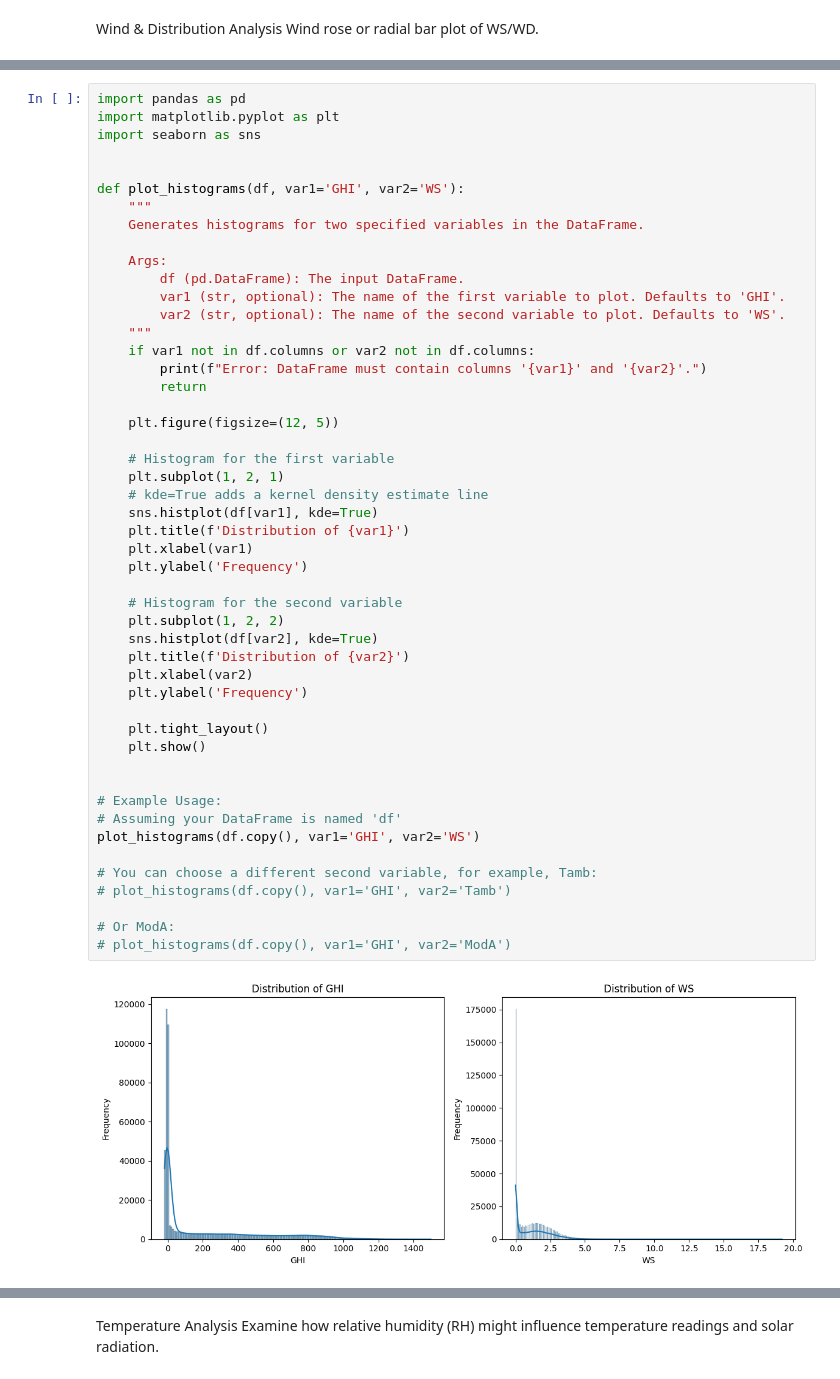
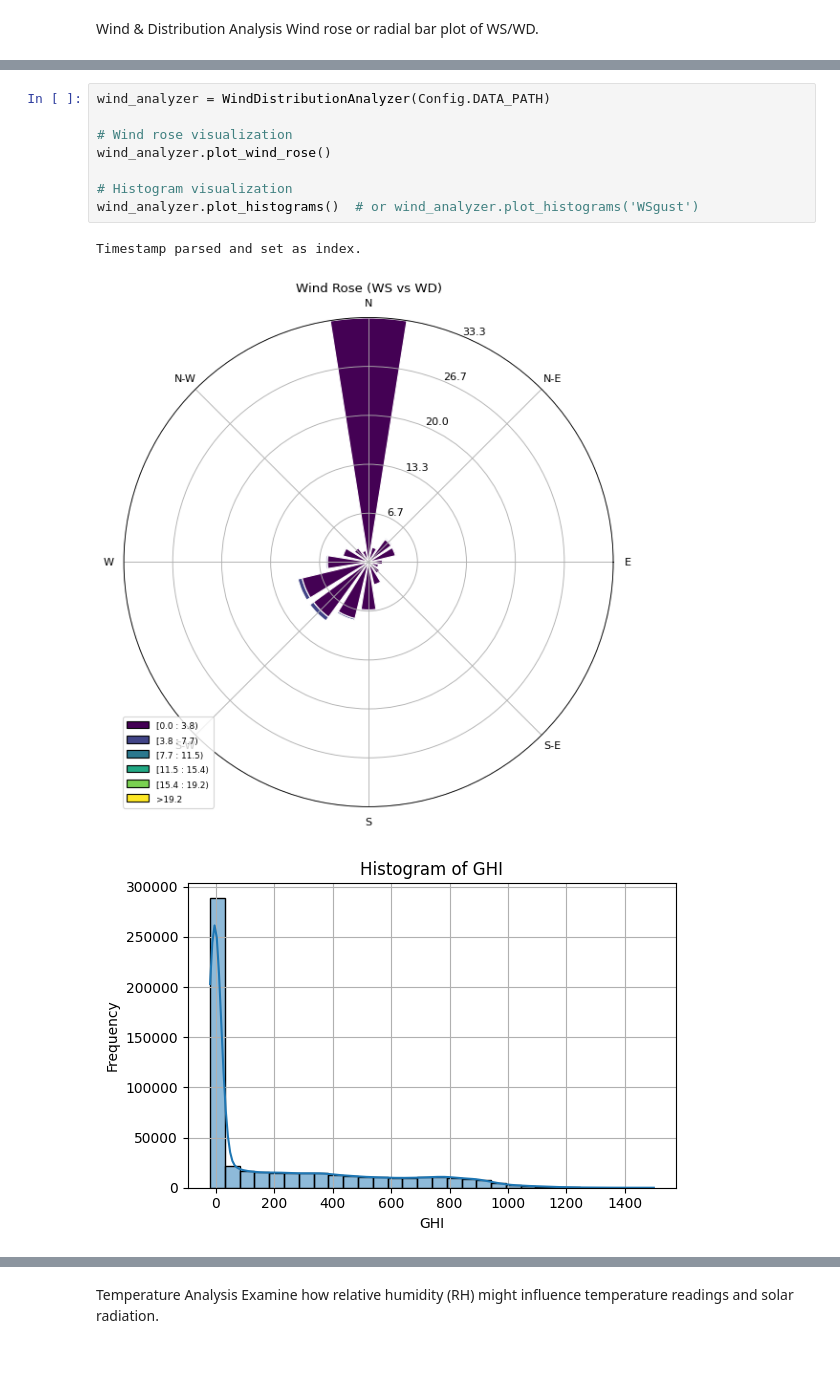
Before and after one commit to johannesgirmaw/solar-challenge-week0, a Jupyter notebook: notebooks/sierraleone_eda.ipynb, the cells around one changed output, grey strips where cells are left out. Saved outputs shown, nothing was run; the diff lists cells and outputs as text.

```diff
--- a/notebooks/sierraleone_eda.ipynb
+++ b/notebooks/sierraleone_eda.ipynb
@@ -849,51 +377,12 @@ Histograms for GHI and one other variable (e.g. WS).
-# %%
-import pandas as pd
-import matplotlib.pyplot as plt
-import seaborn as sns
-
-
-def plot_histograms(df, var1='GHI', var2='WS'):
-    """
-    Generates histograms for two specified variables in the DataFrame.
-
-    Args:
-        df (pd.DataFrame): The input DataFrame.
-        var1 (str, optional): The name of the first variable to plot. Defaults to 'GHI'.
-        var2 (str, optional): The name of the second variable to plot. Defaults to 'WS'.
-    """
-    if var1 not in df.columns or var2 not in df.columns:
-        print(f"Error: DataFrame must contain columns '{var1}' and '{var2}'.")
-        return
-
-    plt.figure(figsize=(12, 5))
-
-    # Histogram for the first variable
-    plt.subplot(1, 2, 1)
-    # kde=True adds a kernel density estimate line
-    sns.histplot(df[var1], kde=True)
-    plt.title(f'Distribution of {var1}')
-    plt.xlabel(var1)
-    plt.ylabel('Frequency')
-
-    # Histogram for the second variable
-    plt.subplot(1, 2, 2)
-    sns.histplot(df[var2], kde=True)
-    plt.title(f'Distribution of {var2}')
-    plt.xlabel(var2)
-    plt.ylabel('Frequency')
-
-    plt.tight_layout()
-    plt.show()
-
-
-# Example Usage:
-# Assuming your DataFrame is named 'df'
-plot_histograms(df.copy(), var1='GHI', var2='WS')
-
-# You can choose a different second variable, for example, Tamb:
-# plot_histograms(df.copy(), var1='GHI', var2='Tamb')
-
-# Or ModA:
-# plot_histograms(df.copy(), var1='GHI', var2='ModA')
-# %% [output]
-[figure, removed]
+# %%
+wind_analyzer = WindDistributionAnalyzer(Config.DATA_PATH)
+
+# Wind rose visualization
+wind_analyzer.plot_wind_rose()
+
+# Histogram visualization
+wind_analyzer.plot_histograms()  # or wind_analyzer.plot_histograms('WSgust')
+# %% [output]
+Timestamp parsed and set as index.
+[figure, added]
+[figure, added]
```
Also changed, not shown: parts of 27 cells of this notebook, 2 other files.
